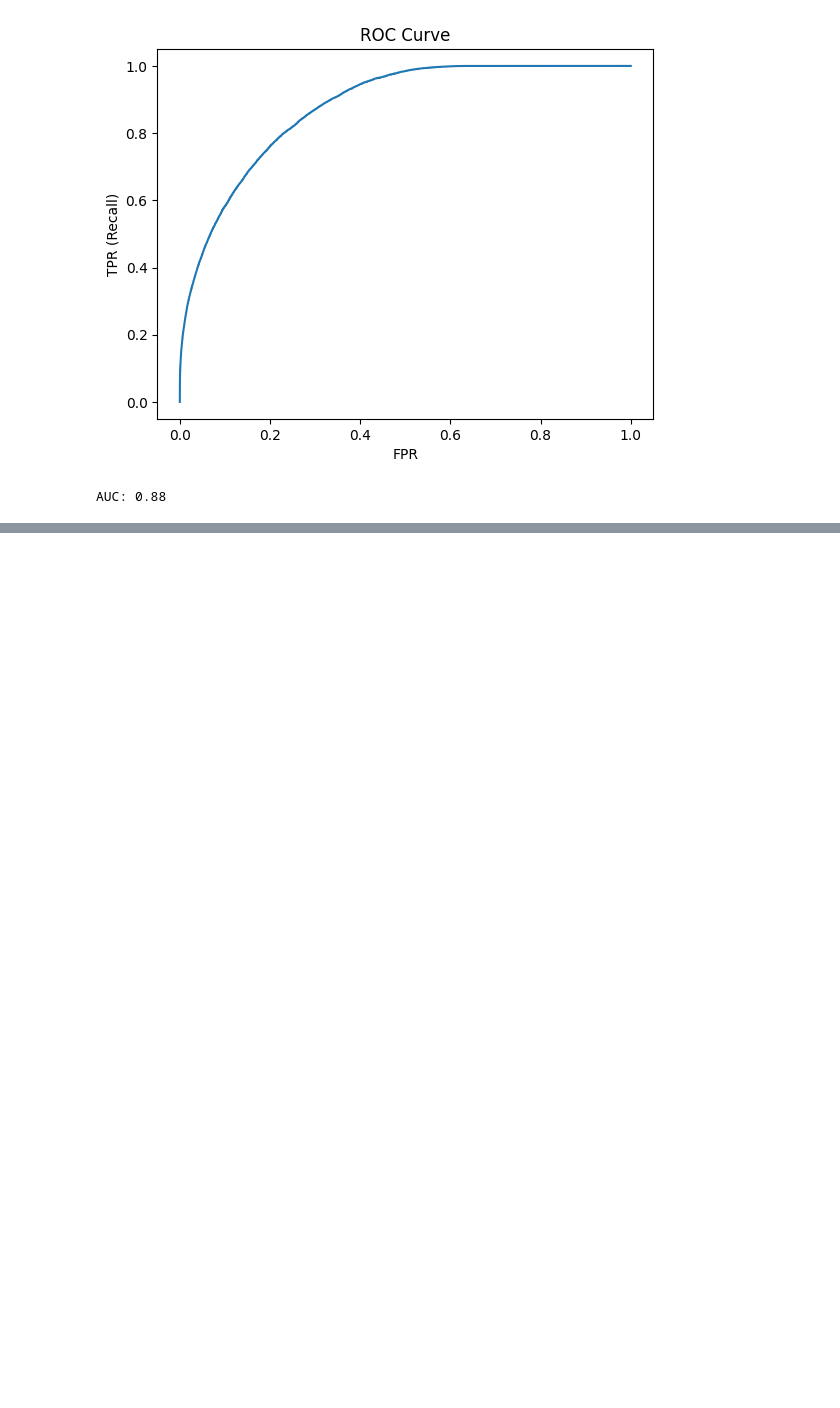
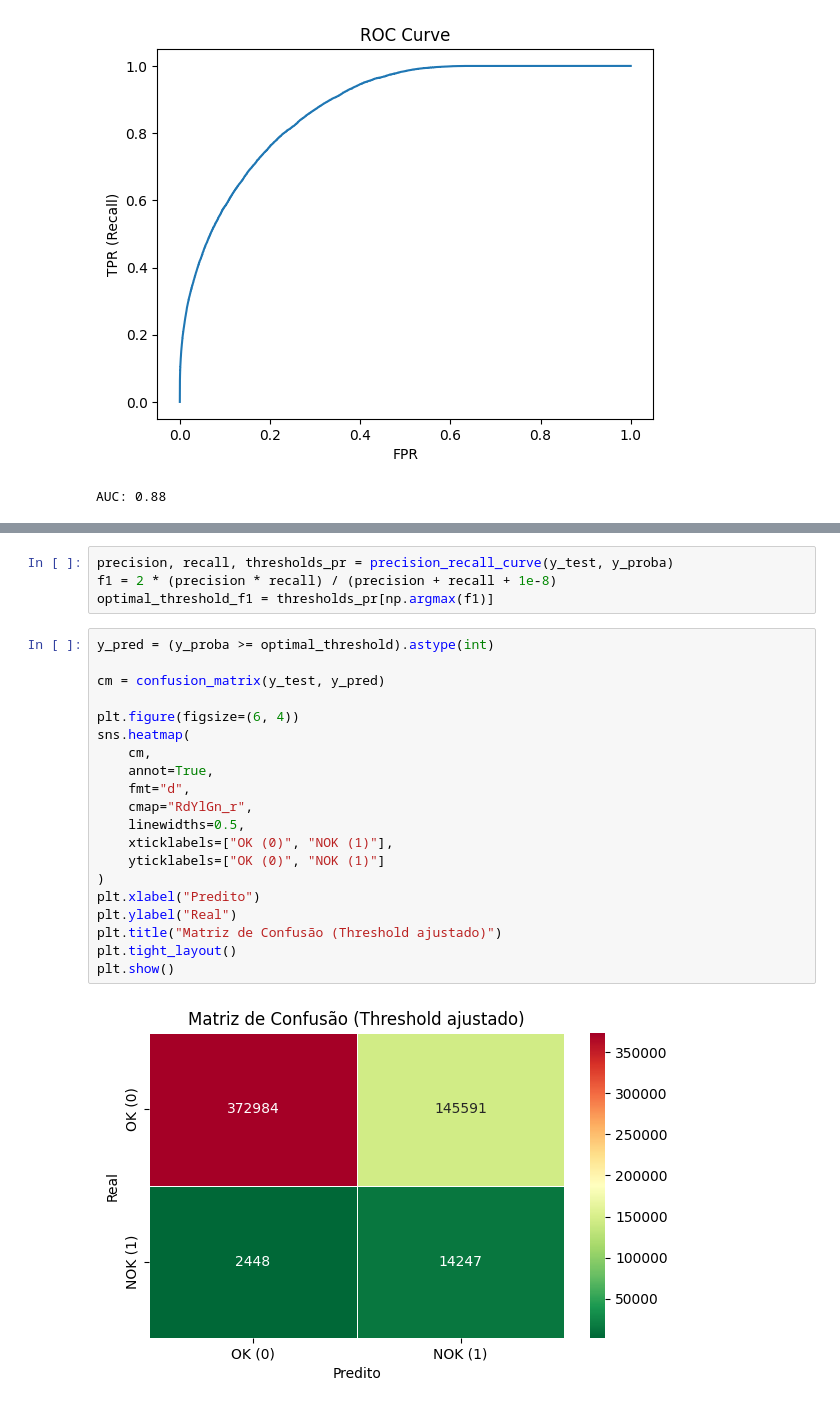
Before and after one commit to leogarrido96/research_cnc_machine_learning_tcc, a Jupyter notebook: models/xgboost.ipynb, the cells around one changed output, grey strips where cells are left out. Drawn from its saved outputs; the diff is of its cells as text; blank space fills up the shorter version.

```diff
--- a/models/xgboost.ipynb
+++ b/models/xgboost.ipynb
@@ -124,0 +198,26 @@ AUC: 0.88
+# %%
+precision, recall, thresholds_pr = precision_recall_curve(y_test, y_proba)
+f1 = 2 * (precision * recall) / (precision + recall + 1e-8)
+optimal_threshold_f1 = thresholds_pr[np.argmax(f1)]
+# %%
+y_pred = (y_proba >= optimal_threshold).astype(int)
+
+cm = confusion_matrix(y_test, y_pred)
+
+plt.figure(figsize=(6, 4))
+sns.heatmap(
+    cm,
+    annot=True,
+    fmt="d",
+    cmap="RdYlGn_r",
+    linewidths=0.5,
+    xticklabels=["OK (0)", "NOK (1)"],
+    yticklabels=["OK (0)", "NOK (1)"]
+)
+plt.xlabel("Predito")
+plt.ylabel("Real")
+plt.title("Matriz de Confusão (Threshold ajustado)")
+plt.tight_layout()
+plt.show()
+# %% [output]
+[figure, added]
```
Also changed, not shown: parts of 18 cells of this notebook, 1 other file.
